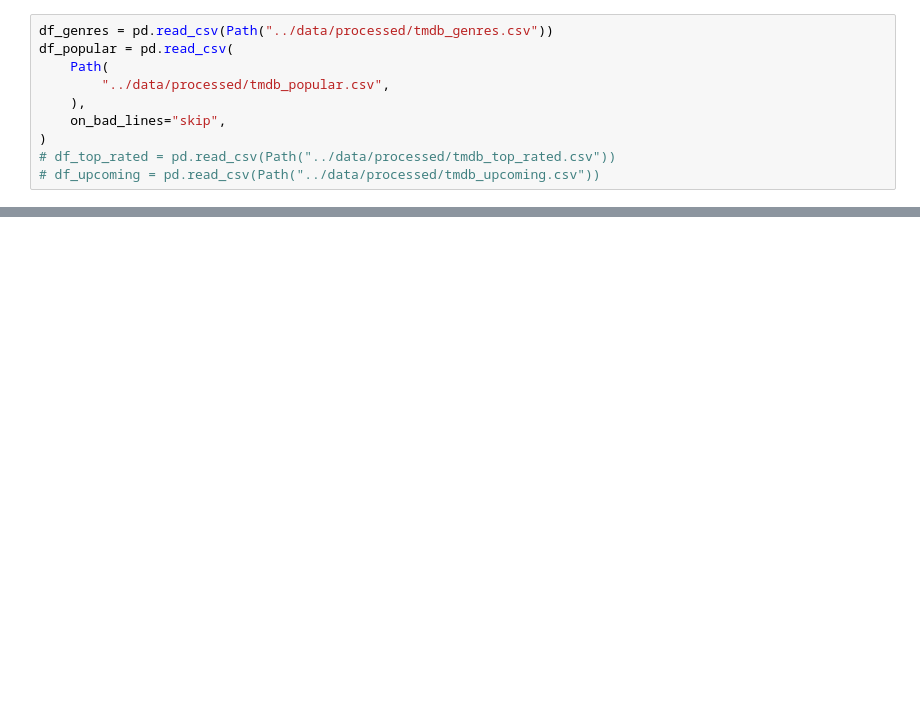
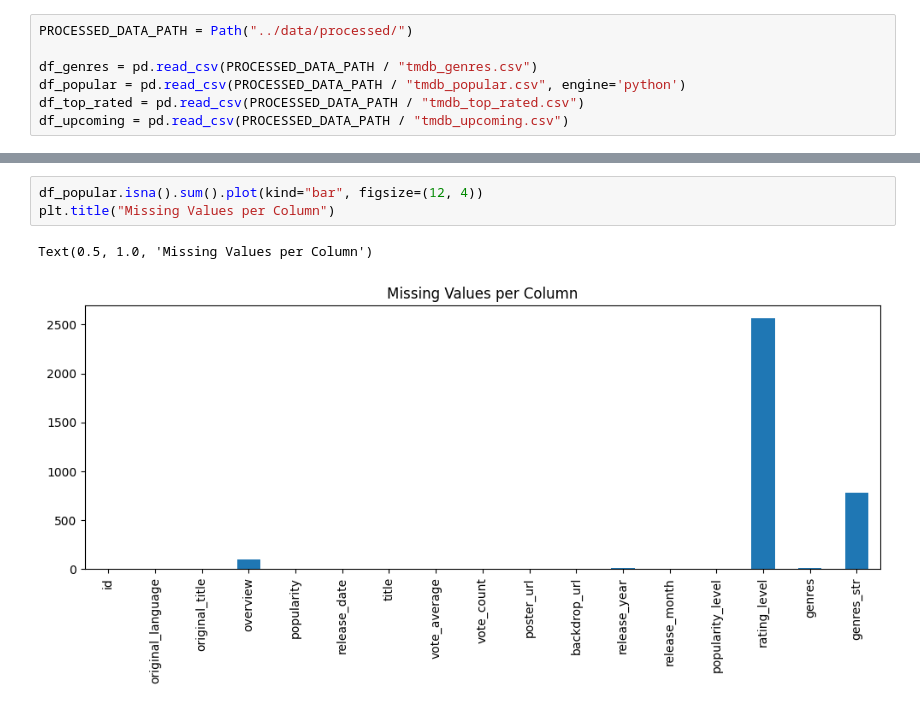
Before and after one commit to ArtemMindlin/tmdb-etl-project, a Jupyter notebook: notebooks/exploratory.ipynb, the cells around one changed output, grey strips where cells are left out. Drawn from its saved outputs; the diff is of its cells as text; blank space fills up the shorter version.

```diff
--- a/notebooks/exploratory.ipynb
+++ b/notebooks/exploratory.ipynb
@@ -5,10 +5,7 @@ from pathlib import Path
 # %%
-df_genres = pd.read_csv(Path("../data/processed/tmdb_genres.csv"))
-df_popular = pd.read_csv(
-    Path(
-        "../data/processed/tmdb_popular.csv",
-    ),
-    on_bad_lines="skip",
-)
-# df_top_rated = pd.read_csv(Path("../data/processed/tmdb_top_rated.csv"))
-# df_upcoming = pd.read_csv(Path("../data/processed/tmdb_upcoming.csv"))
+PROCESSED_DATA_PATH = Path("../data/processed/")
+
+df_genres = pd.read_csv(PROCESSED_DATA_PATH / "tmdb_genres.csv")
+df_popular = pd.read_csv(PROCESSED_DATA_PATH / "tmdb_popular.csv", engine='python')
+df_top_rated = pd.read_csv(PROCESSED_DATA_PATH / "tmdb_top_rated.csv")
+df_upcoming = pd.read_csv(PROCESSED_DATA_PATH / "tmdb_upcoming.csv")
@@ -36,0 +77,6 @@ df
+# %%
+df_popular.isna().sum().plot(kind="bar", figsize=(12, 4))
+plt.title("Missing Values per Column")
+# %% [output]
+Text(0.5, 1.0, 'Missing Values per Column')
+[figure, added]
```
Also changed, not shown: parts of 14 cells of this notebook, 1 other file.
